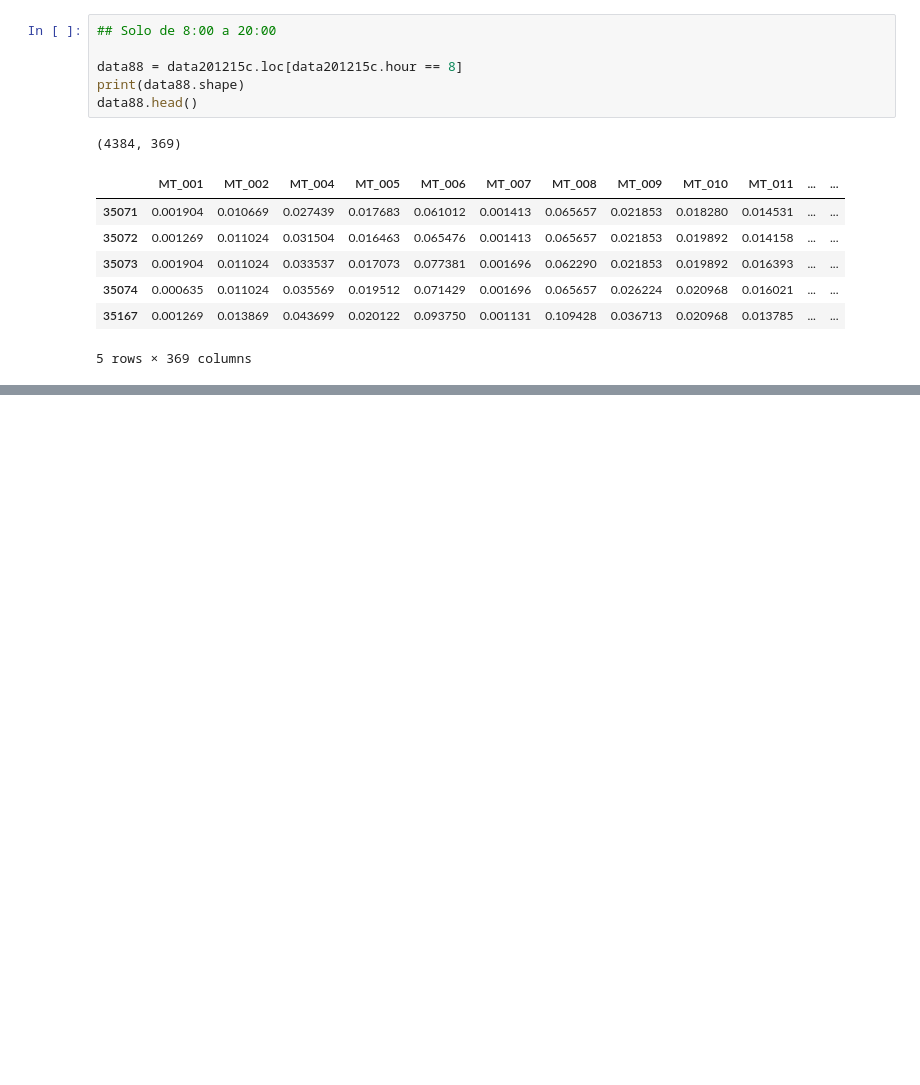
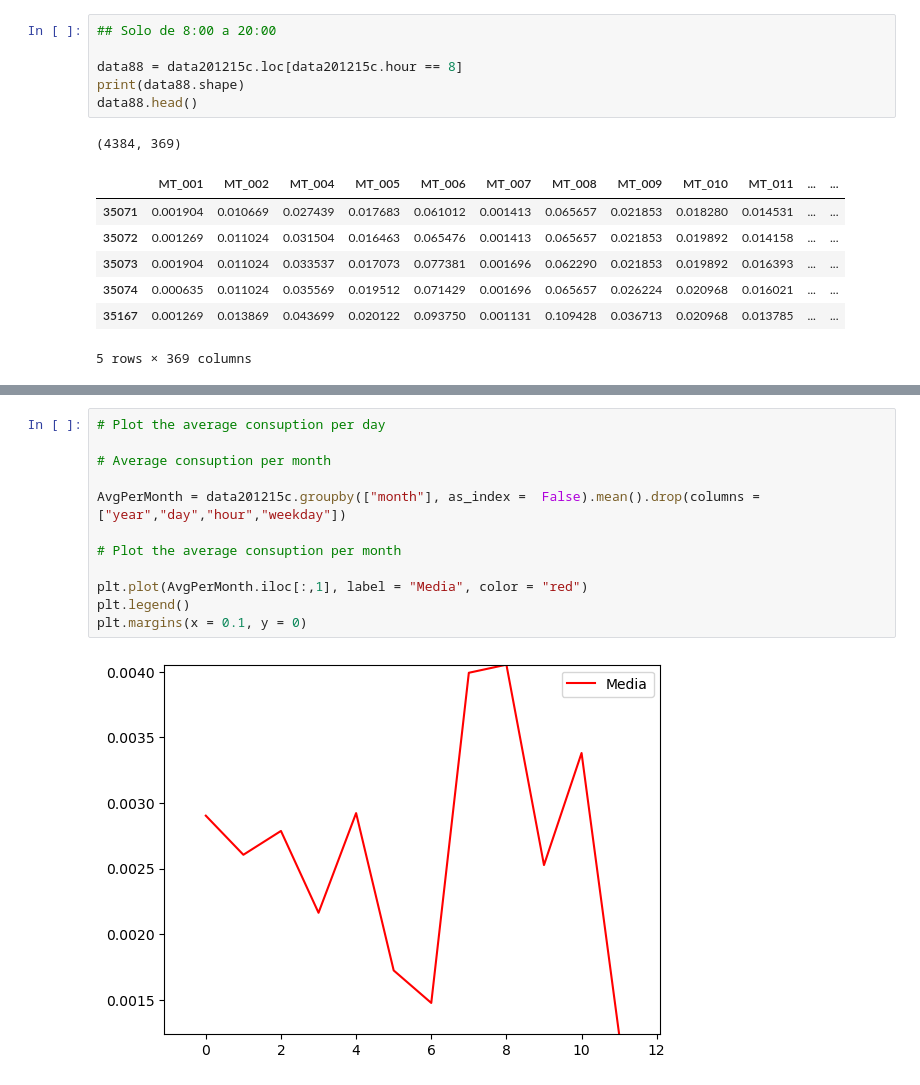
Before and after one commit to Vapss/Analisis-de-series-de-tiempo, a Jupyter notebook: Practica 1/Practica1-Real.ipynb, the cells around one changed output, grey strips where cells are left out. Cells and saved outputs as stored; diff of their text form; blank space fills up the shorter version.

```diff
--- a/Practica 1/Practica1-Real.ipynb
+++ b/Practica 1/Practica1-Real.ipynb
@@ -307,0 +302,14 @@ meanDayClient
+# %%
+# Plot the average consuption per day
+
+# Average consuption per month
+
+AvgPerMonth = data201215c.groupby(["month"], as_index =  False).mean().drop(columns = ["year","day","hour","weekday"])
+
+# Plot the average consuption per month
+
+plt.plot(AvgPerMonth.iloc[:,1], label = "Media", color = "red")
+plt.legend()
+plt.margins(x = 0.1, y = 0)
+# %% [output]
+[figure, added]
```
Also changed, not shown: parts of 3 cells of this notebook.
